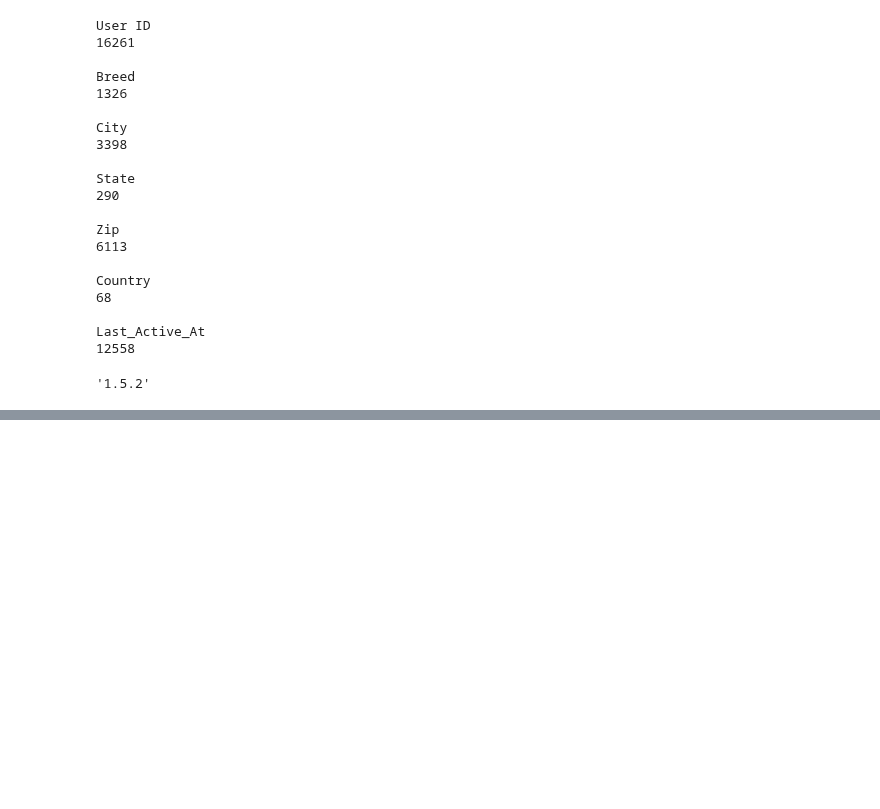
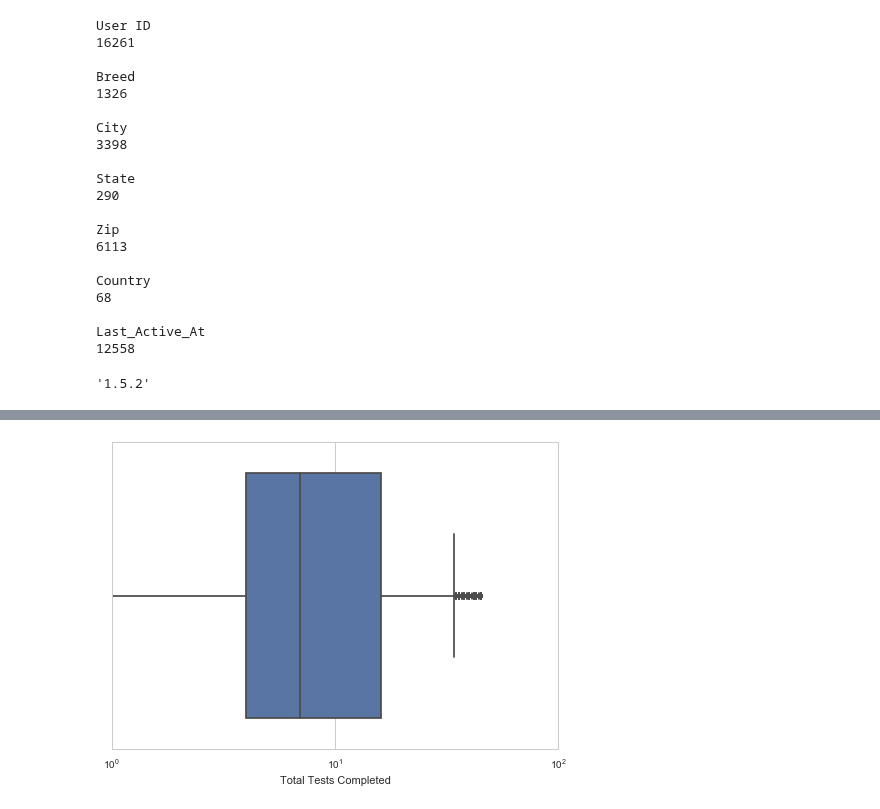
Before and after one commit to arfu2016/dog_id, a Jupyter notebook: 1p2ETL_outliers.ipynb, the cells around one changed output, grey strips where cells are left out. Saved outputs shown, nothing was run; the diff lists cells and outputs as text; code cells hidden in the pictures; blank space fills up the shorter version.

```diff
--- a/1p2ETL_outliers.ipynb
+++ b/1p2ETL_outliers.ipynb
@@ -355,0 +363,9 @@ sns.stripplot(x=db2['Gender'], y=db2['Total Tests Completed'], jitter=.3,  color
+# %%
+g=sns.boxplot(x=db2['Total Tests Completed'])
+import matplotlib.pyplot as plt
+# g.set(xlim=(0, 50))
+g.set_xscale('log')
+# g.set_yscale('log')
+# plt.show()
+# %% [output]
+[figure, added]
```
Also changed, not shown: parts of 13 cells of this notebook.
